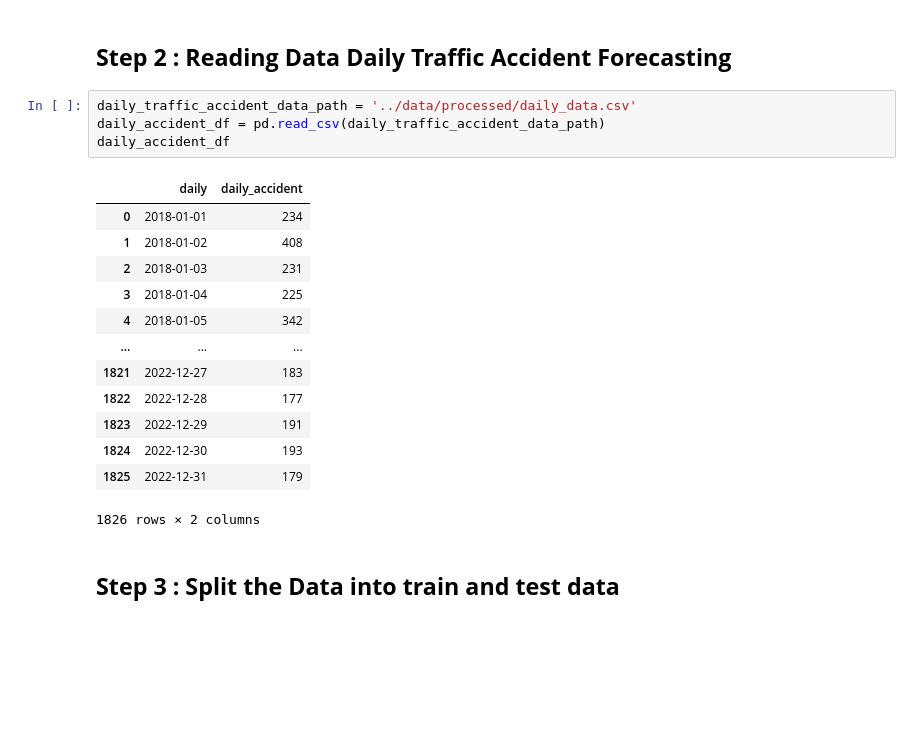
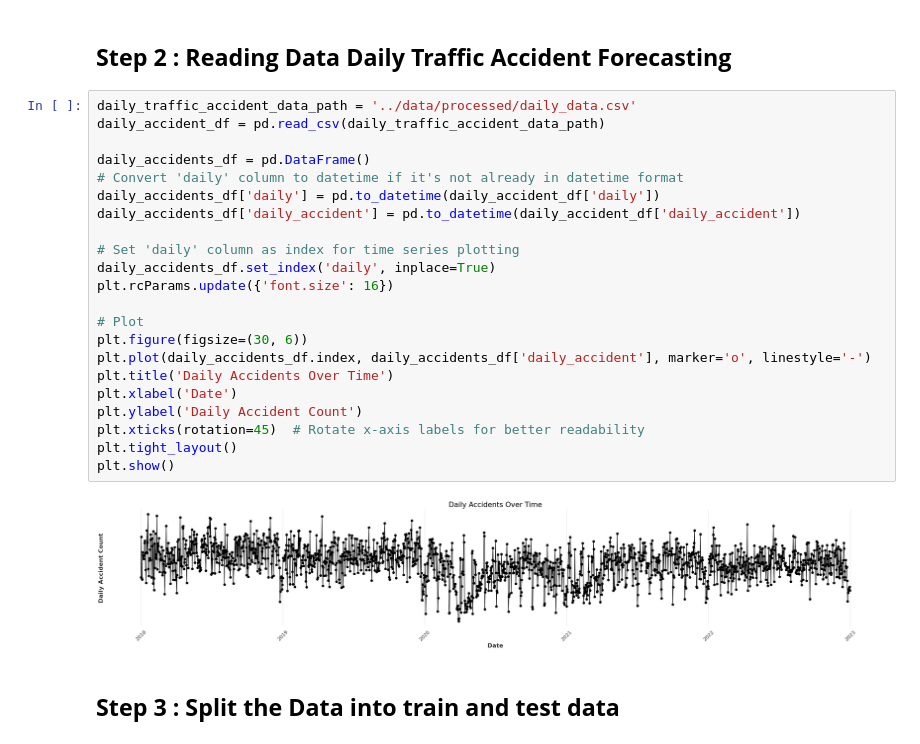
Before and after one commit to iffishells/TrafficAccidentForecasting, a Jupyter notebook: notebooks/3-Accident_forecasting_using_ARIMA_model.ipynb, the cells around one changed output. Cells and saved outputs as stored; diff of their text form; blank space fills up the shorter version.

```diff
--- a/notebooks/3-Accident_forecasting_using_ARIMA_model.ipynb
+++ b/notebooks/3-Accident_forecasting_using_ARIMA_model.ipynb
@@ -39,21 +39,27 @@ The autoreload extension is already loaded. To reload it, use:
 # %%
 daily_traffic_accident_data_path = '../data/processed/daily_data.csv'
 daily_accident_df = pd.read_csv(daily_traffic_accident_data_path)
-daily_accident_df
+
+daily_accidents_df = pd.DataFrame()
+# Convert 'daily' column to datetime if it's not already in datetime format
+daily_accidents_df['daily'] = pd.to_datetime(daily_accident_df['daily'])
+daily_accidents_df['daily_accident'] = pd.to_datetime(daily_accident_df['daily_accident'])
+
+# Set 'daily' column as index for time series plotting
+daily_accidents_df.set_index('daily', inplace=True)
+plt.rcParams.update({'font.size': 16})
+
+# Plot
+plt.figure(figsize=(30, 6))
+plt.plot(daily_accidents_df.index, daily_accidents_df['daily_accident'], marker='o', linestyle='-')
+plt.title('Daily Accidents Over Time')
+plt.xlabel('Date')
+plt.ylabel('Daily Accident Count')
+plt.xticks(rotation=45)  # Rotate x-axis labels for better readability
+plt.tight_layout()
+plt.show()
 # %% [output]
-|  | daily | daily_accident |
-| 0 | 2018-01-01 | 234 |
-| 1 | 2018-01-02 | 408 |
-| 2 | 2018-01-03 | 231 |
-| 3 | 2018-01-04 | 225 |
-| 4 | 2018-01-05 | 342 |
-| ... | ... | ... |
-| 1821 | 2022-12-27 | 183 |
-| 1822 | 2022-12-28 | 177 |
-| 1823 | 2022-12-29 | 191 |
-| 1824 | 2022-12-30 | 193 |
-| 1825 | 2022-12-31 | 179 |
-1826 rows × 2 columns
+[figure, added]
 # %% [markdown]
 ## **Step 3 : Split the Data into train and test data**
 # %%
```
Also changed, not shown: parts of 2 cells of this notebook, 3 other files.
